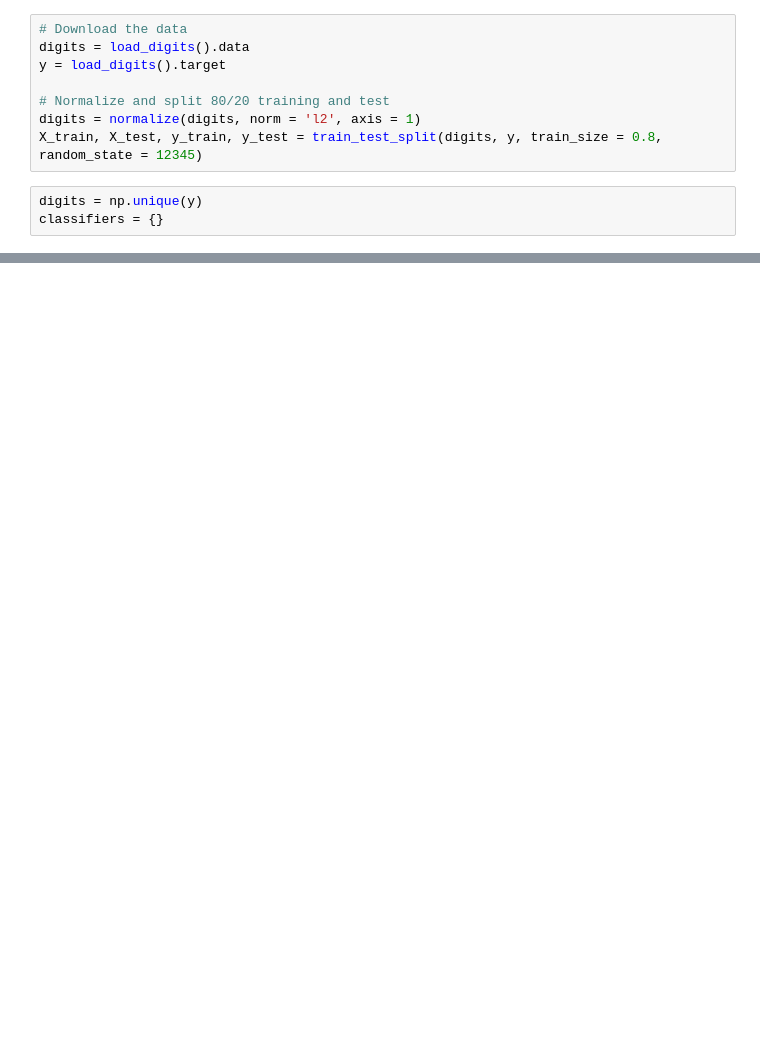
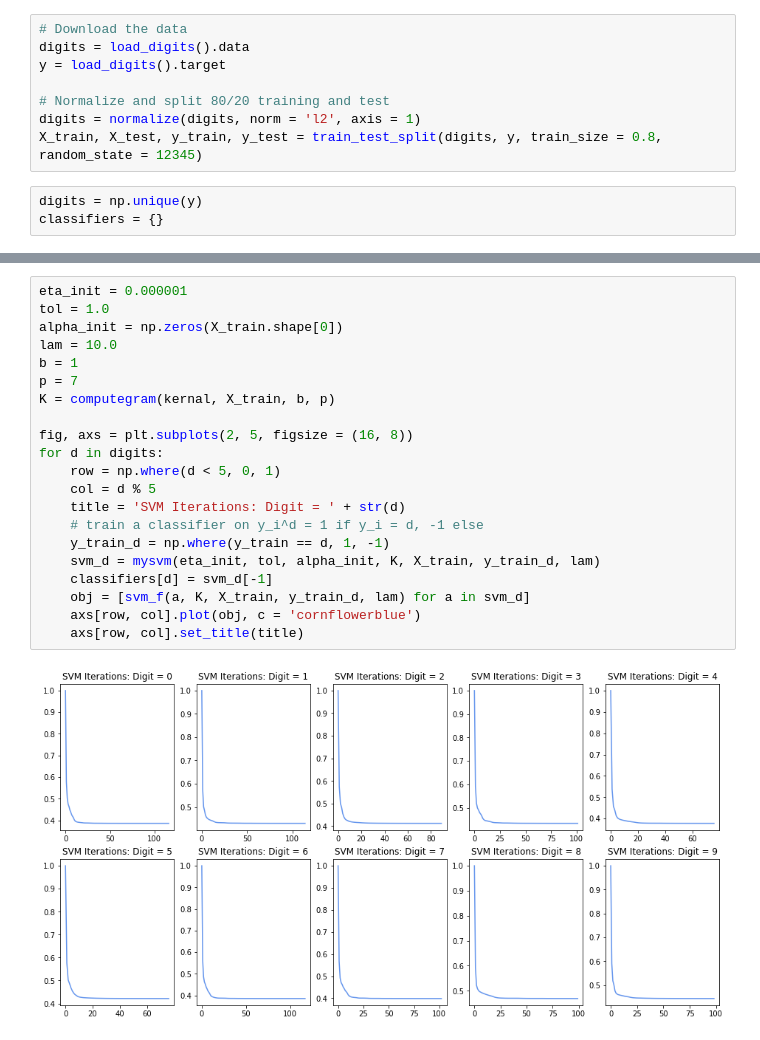
Before and after one commit to anushnap/data558hw7, a Jupyter notebook: hw7-coding.ipynb, the cells around one changed output, grey strips where cells are left out. Drawn from its saved outputs; the diff is of its cells as text; blank space fills up the shorter version.

```diff
--- a/hw7-coding.ipynb
+++ b/hw7-coding.ipynb
@@ -142,0 +136,23 @@ KeyboardInterrupt:
+# %%
+eta_init = 0.000001
+tol = 1.0
+alpha_init = np.zeros(X_train.shape[0])
+lam = 10.0
+b = 1
+p = 7
+K = computegram(kernal, X_train, b, p)
+
+fig, axs = plt.subplots(2, 5, figsize = (16, 8))
+for d in digits:
+    row = np.where(d < 5, 0, 1)
+    col = d % 5
+    title = 'SVM Iterations: Digit = ' + str(d)
+    # train a classifier on y_i^d = 1 if y_i = d, -1 else
+    y_train_d = np.where(y_train == d, 1, -1)
+    svm_d = mysvm(eta_init, tol, alpha_init, K, X_train, y_train_d, lam)
+    classifiers[d] = svm_d[-1]
+    obj = [svm_f(a, K, X_train, y_train_d, lam) for a in svm_d]
+    axs[row, col].plot(obj, c = 'cornflowerblue')
+    axs[row, col].set_title(title)
+# %% [output]
+[figure, added]
```
Also changed, not shown: parts of 10 cells of this notebook.
